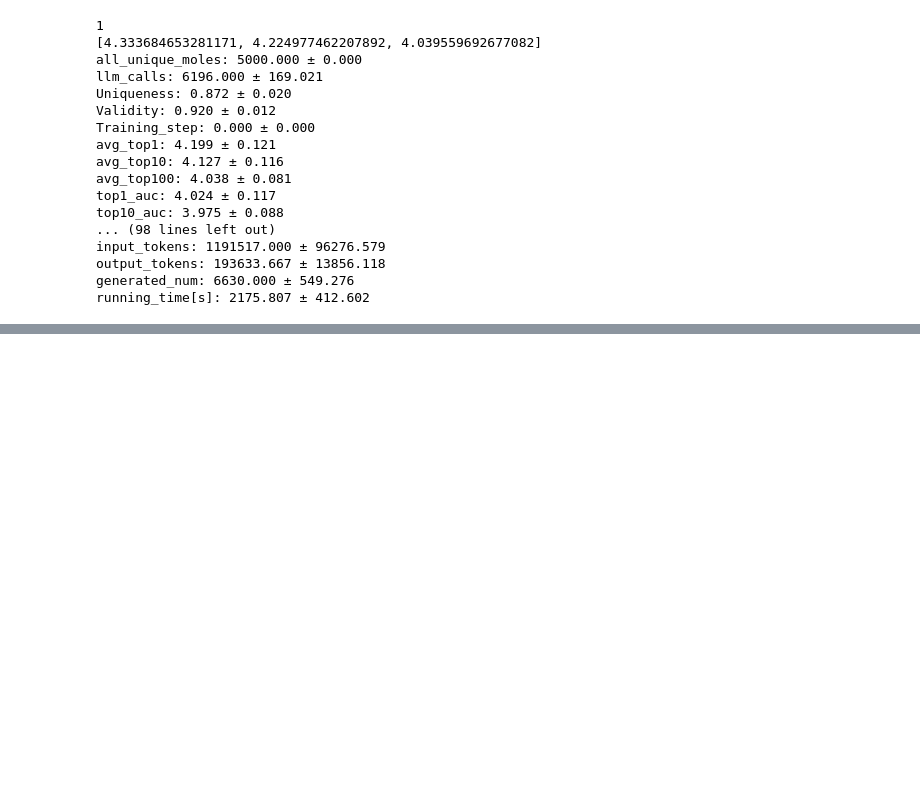
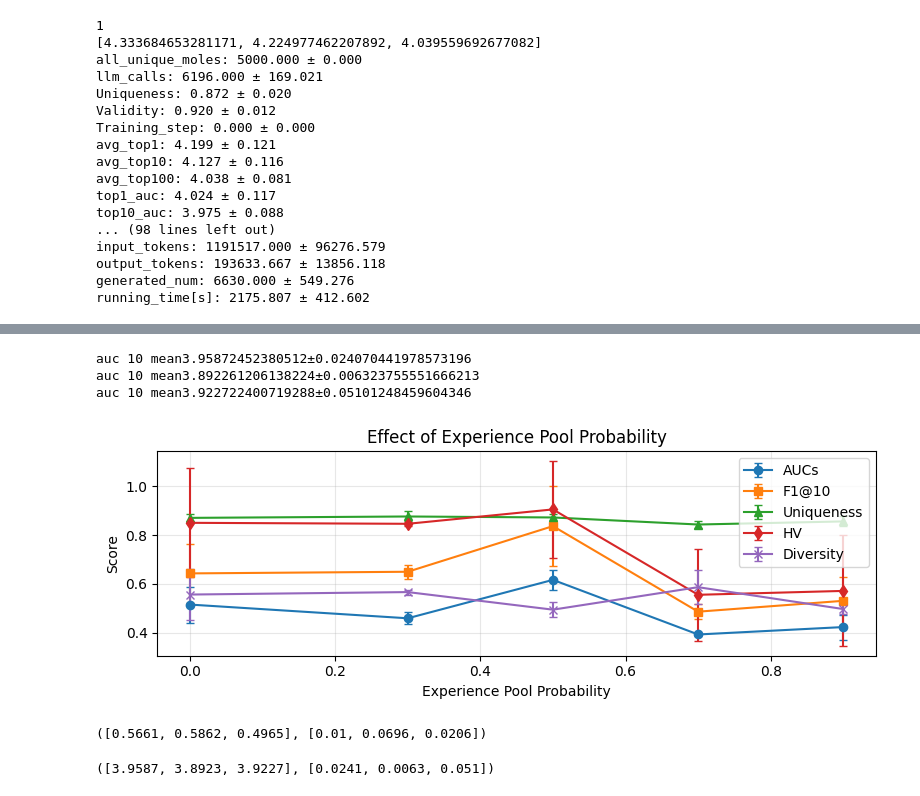
Before and after one commit to lzz-z/MCCE, a Jupyter notebook: results.ipynb, the cells around one changed output, grey strips where cells are left out. Saved outputs shown, nothing was run; the diff lists cells and outputs as text; code cells hidden in the pictures; blank space fills up the shorter version.

```diff
--- a/results.ipynb
+++ b/results.ipynb
@@ -126,0 +484,29 @@ for i in range(1,7):
+# %%
+import pickle
+def cal_auc(root,seed=42):
+    aucs = []
+    for i in range(3):
+        filename = root.format(seed+i)
+        with open(filename,'rb') as f:
+            file = pickle.load(f)
+        auc = top_auc(buffer=file['all_mols'], top_n=10, finish=True, freq_log=100, max_oracle_calls=5000)
+        aucs.append(auc)
+    mean = np.mean(aucs)
+    std = np.std(aucs)
+    print(f'auc 10 mean{mean}±{std}')
+    return round(float(mean),4),round(float(std),4)
+
+gemini_aucs_mean = []
+gemini_aucs_std = []
+#for i in range(1,7):
+for i in [3,7,9]:
+    #root = f'/root/nian/mollm_results/koff/zgca,gemini-2.5-flash-nothinking/mols/sa_drd2_qed_gsk3b_jnk3_0919_noexp{i}'+'off_{}.pkl'
+    #root = f'/root/nian/mollm_results/koff/zgca,gpt-4o-2024-05-13/mols/sa_drd2_qed_gsk3b_jnk3_0919_noexp{i}'+'off_{}.pkl'
+    root = f'/root/nian/mollm_results/exp/zgca,gpt-4o-2024-05-13/mols/sa_drd2_qed_gsk3b_jnk3_0919_exp0.{i}'+'_{}.pkl'
+    mean,std= cal_auc(root)
+    gemini_aucs_mean.append(mean)
+    gemini_aucs_std.append(std)
+# %% [output]
+auc 10 mean3.95872452380512±0.024070441978573196
+auc 10 mean3.892261206138224±0.006323755551666213
+auc 10 mean3.922722400719288±0.05101248459604346
@@ -126,0 +543,12 @@ for i in range(1,7):
+# %%
+# experience
+gpt_aucs_mean = [4.0149, 3.9587, 4.1162 , 3.8923, 3.9227]  # 0, 0.3, 0.5 ,0.7 ,0.9
+gpt_aucs_std = [0.0736, 0.0241,  0.040, 0.0063, 0.051]
+gpt_f10_mean = [4.245, 4.1494, 4.330, 3.9858, 4.0303]
+gpt_f10_std = [0.1213, 0.028, 0.1642 ,0.032, 0.0985]
+gpt_uni_mean = [0.8703,0.876, 0.872, 0.8431, 0.8558]
+gpt_uni_std = [0.0143,0.0205, 0.015, 0.0157, 0.0204]
+gpt_hv_mean = [0.850, 0.846, 0.905, 0.555, 0.5709]
+gpt_hv_std = [0.224, 0.0094, 0.200, 0.1877, 0.2276]
+gpt_div_mean = [0.556,0.5661,0.494, 0.5862, 0.4965]
+gpt_div_std = [0.106,0.01, 0.032, 0.0696, 0.0206]
@@ -126,0 +573,32 @@ for i in range(1,7):
+# %%
+import matplotlib.pyplot as plt
+import numpy as np
+
+# x 轴: 经验池概率
+p = [0, 0.3, 0.5, 0.7, 0.9]
+
+plt.figure(figsize=(8,3))
+
+plt.errorbar(p, np.array(gpt_aucs_mean)-3.5, yerr=gpt_aucs_std, fmt='o-', capsize=3, label="AUCs")
+plt.errorbar(p, np.array(gpt_f10_mean)-3.5, yerr=gpt_f10_std, fmt='s-', capsize=3, label="F1@10")
+plt.errorbar(p, gpt_uni_mean, yerr=gpt_uni_std, fmt='^-', capsize=3, label="Uniqueness")
+plt.errorbar(p, gpt_hv_mean, yerr=gpt_hv_std, fmt='d-', capsize=3, label="HV")
+plt.errorbar(p, gpt_div_mean, yerr=gpt_div_std, fmt='x-', capsize=3, label="Diversity")
+
+plt.xlabel("Experience Pool Probability")
+plt.ylabel("Score")
+plt.title("Effect of Experience Pool Probability")
+plt.grid(alpha=0.3)
+plt.legend()
+plt.tight_layout()
+plt.show()
+# %% [output]
+[figure, added]
+# %%
+gemini_f10_mean,gemini_f10_std
+# %% [output]
+([0.5661, 0.5862, 0.4965], [0.01, 0.0696, 0.0206])
+# %%
+gemini_aucs_mean,gemini_aucs_std
+# %% [output]
+([3.9587, 3.8923, 3.9227], [0.0241, 0.0063, 0.051])
```
Also changed, not shown: parts of 23 cells of this notebook, 6 other files.
